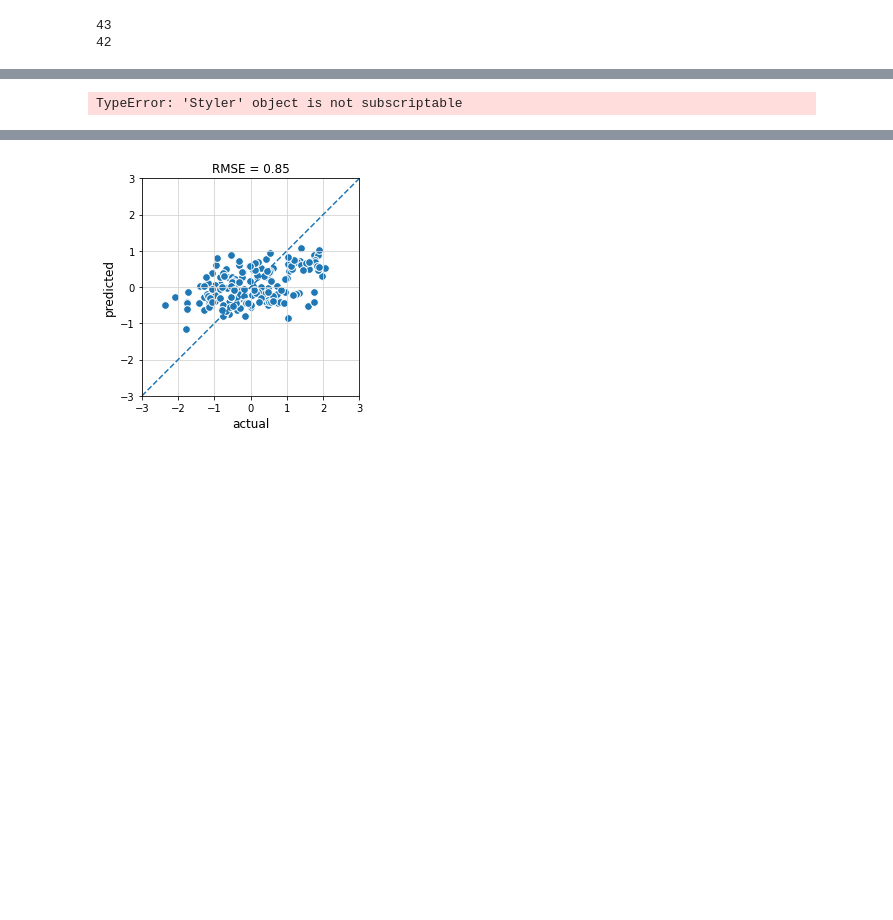
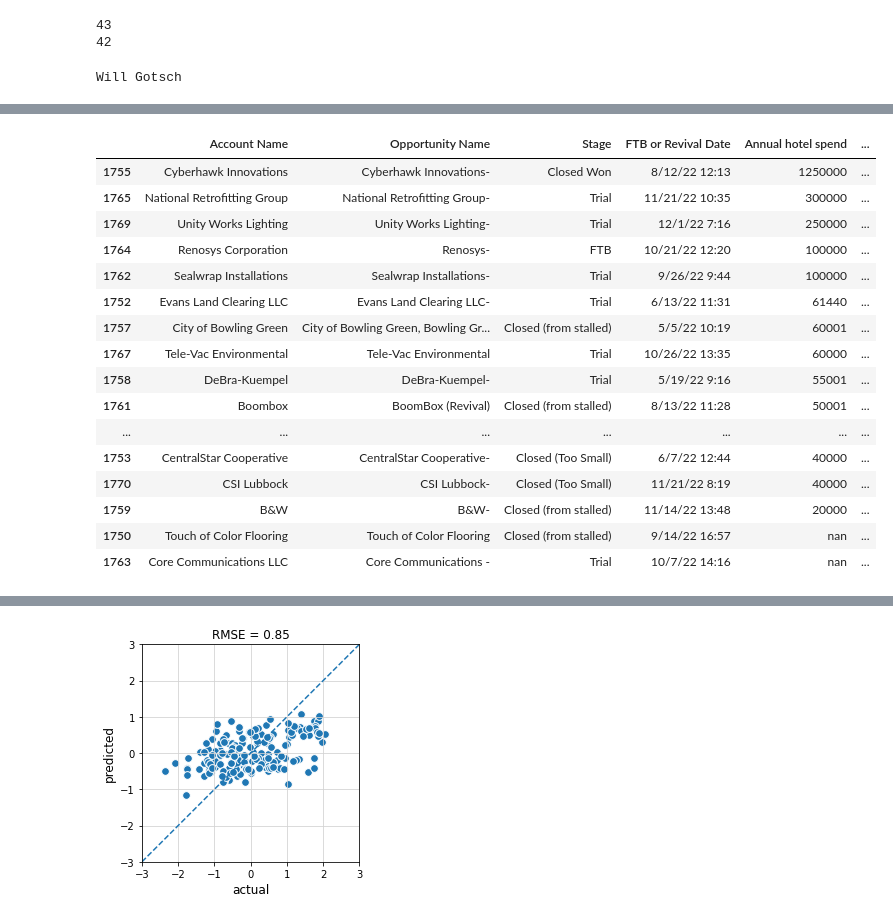
Before and after one commit to EnricoBorriello/Pipeline, a Jupyter notebook: Main.ipynb, the cells around one changed output, grey strips where cells are left out. Saved outputs shown, nothing was run; the diff lists cells and outputs as text; code cells hidden in the pictures; blank space fills up the shorter version.

```diff
--- a/Main.ipynb
+++ b/Main.ipynb
@@ -52,6 +93,12 @@ print(len(owners_post))
 # %% [output]
 43
 42
+# %%
+for owner in pre_owners:
+    if owner not in post_owners:
+        print(owner)
+# %% [output]
+Will Gotsch
 # %%
 owner = 'Andrew Shock'
 
@@ -78,15 +125,27 @@ df_pre[df_pre['Opportunity Owner']==owner][
 # %%
 owner = 'Andrew Shock'
 
-df2 = df_post[df_post['Opportunity Owner']==owner][
+df_post[df_post['Opportunity Owner']==owner][
     ['Account Name',
      'Opportunity Name','Stage',
      'FTB or Revival Date',
      'Annual hotel spend',
      'Account: Last Activity']].sort_values(by=['Annual hotel spend'], ascending=False).style.set_precision(0)
-
-
-
-df2["Annual hotel spend"].map('{:.2%}'.format)
 # %% [output]
-TypeError: 'Styler' object is not subscriptable
+|  | Account Name | Opportunity Name | Stage | FTB or Revival Date | Annual hotel spend | ... |
+| 1755 | Cyberhawk Innovations | Cyberhawk Innovations- | Closed Won | 8/12/22 12:13 | 1250000 | ... |
+| 1765 | National Retrofitting Group | National Retrofitting Group- | Trial | 11/21/22 10:35 | 300000 | ... |
+| 1769 | Unity Works Lighting | Unity Works Lighting- | Trial | 12/1/22 7:16 | 250000 | ... |
+| 1764 | Renosys Corporation | Renosys- | FTB | 10/21/22 12:20 | 100000 | ... |
+| 1762 | Sealwrap Installations | Sealwrap Installations- | Trial | 9/26/22 9:44 | 100000 | ... |
+| 1752 | Evans Land Clearing LLC | Evans Land Clearing LLC- | Trial | 6/13/22 11:31 | 61440 | ... |
+| 1757 | City of Bowling Green | City of Bowling Green, Bowling Gr... | Closed (from stalled) | 5/5/22 10:19 | 60001 | ... |
+| 1767 | Tele-Vac Environmental | Tele-Vac Environmental | Trial | 10/26/22 13:35 | 60000 | ... |
+| 1758 | DeBra-Kuempel | DeBra-Kuempel- | Trial | 5/19/22 9:16 | 55001 | ... |
+| 1761 | Boombox | BoomBox (Revival) | Closed (from stalled) | 8/13/22 11:28 | 50001 | ... |
+| ... | ... | ... | ... | ... | ... | ... |
+| 1753 | CentralStar Cooperative | CentralStar Cooperative- | Closed (Too Small) | 6/7/22 12:44 | 40000 | ... |
+| 1770 | CSI Lubbock | CSI Lubbock- | Closed (Too Small) | 11/21/22 8:19 | 40000 | ... |
+| 1759 | B&W | B&W- | Closed (from stalled) | 11/14/22 13:48 | 20000 | ... |
+| 1750 | Touch of Color Flooring | Touch of Color Flooring | Closed (from stalled) | 9/14/22 16:57 | nan | ... |
+| 1763 | Core Communications LLC | Core Communications - | Trial | 10/7/22 14:16 | nan | ... |
```
Also changed, not shown: parts of 8 cells of this notebook, 1 other file.
